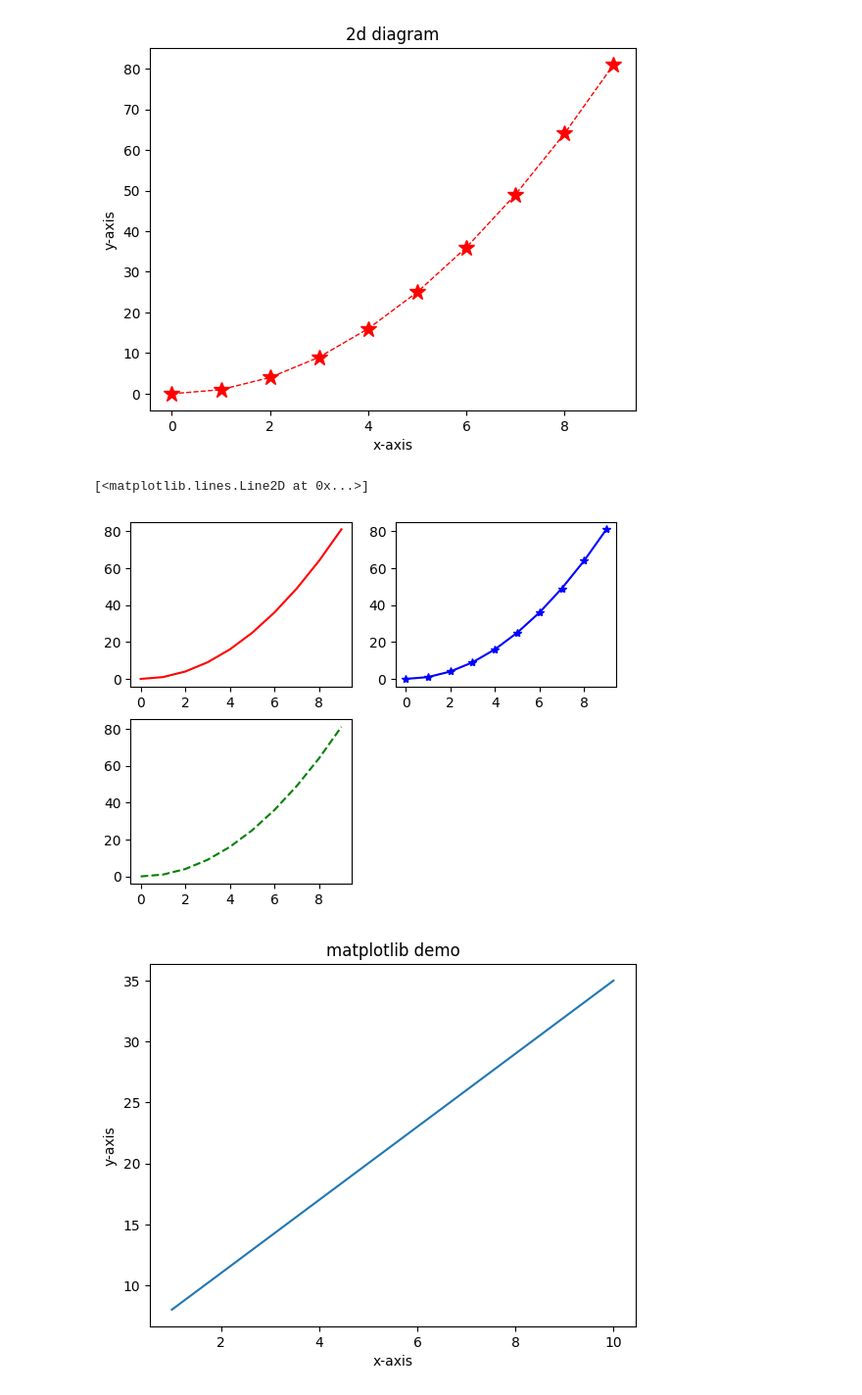
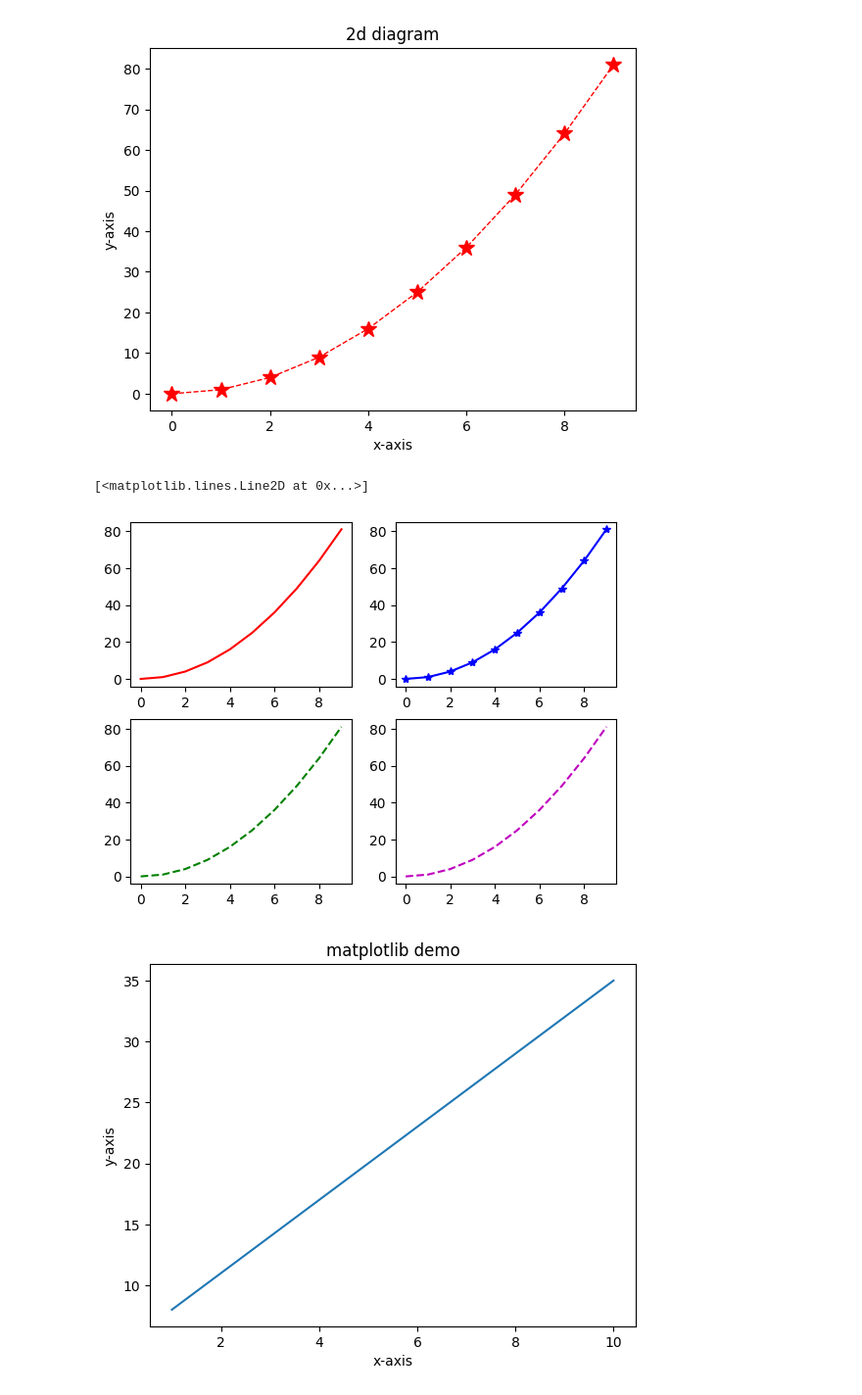
Before and after one commit to Yashx0012/AI-DS-ML, a Jupyter notebook: matplotlib.ipynb, the cells around one changed output. Shown at 98% size. Saved outputs shown, nothing was run; the diff lists cells and outputs as text; code cells hidden in the pictures.

```diff
--- a/matplotlib.ipynb
+++ b/matplotlib.ipynb
@@ -83,14 +83,16 @@ Text(0.5, 1.0, '2d diagram')
 # %%
 #creating subplot which means creating multiple graph
 plt.subplot(2,2,1)
 plt.plot(x,y,c='r')
 plt.subplot(2,2,2)
 plt.plot(x,y,'b-*')
 plt.subplot(2,2,3)
 plt.plot(x,y,'g--')
+plt.subplot(2,2,4)
+plt.plot(x,y, 'm--')
 # %% [output]
 [<matplotlib.lines.Line2D at 0x...>]
-[figure, old version]
+[figure, new version]
 # %%
 x1=np.arange(1,11)
 y1= 3*x1+5
```
Also changed, not shown: parts of 11 cells of this notebook, 3 other files.
